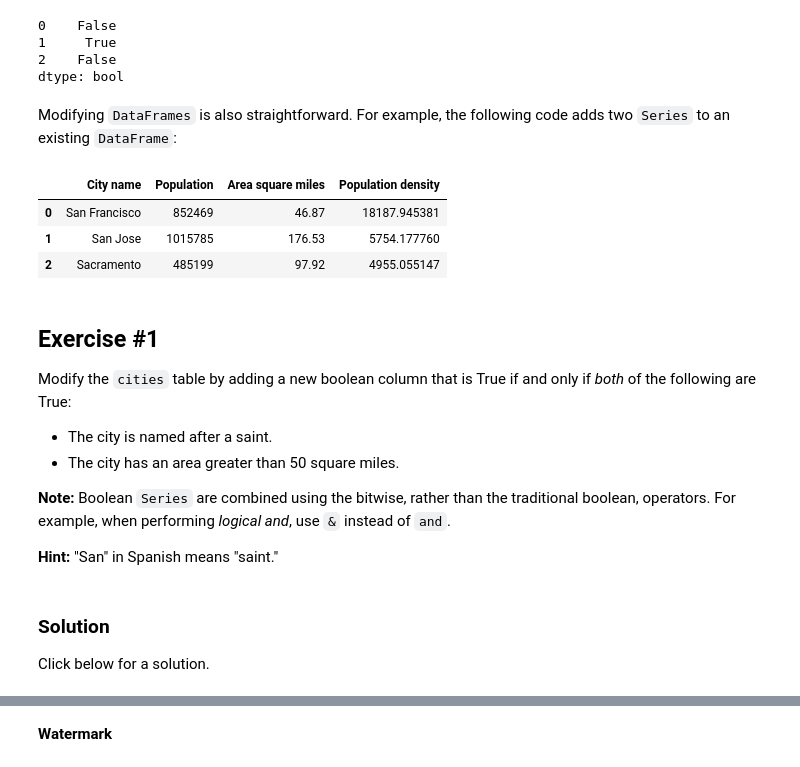
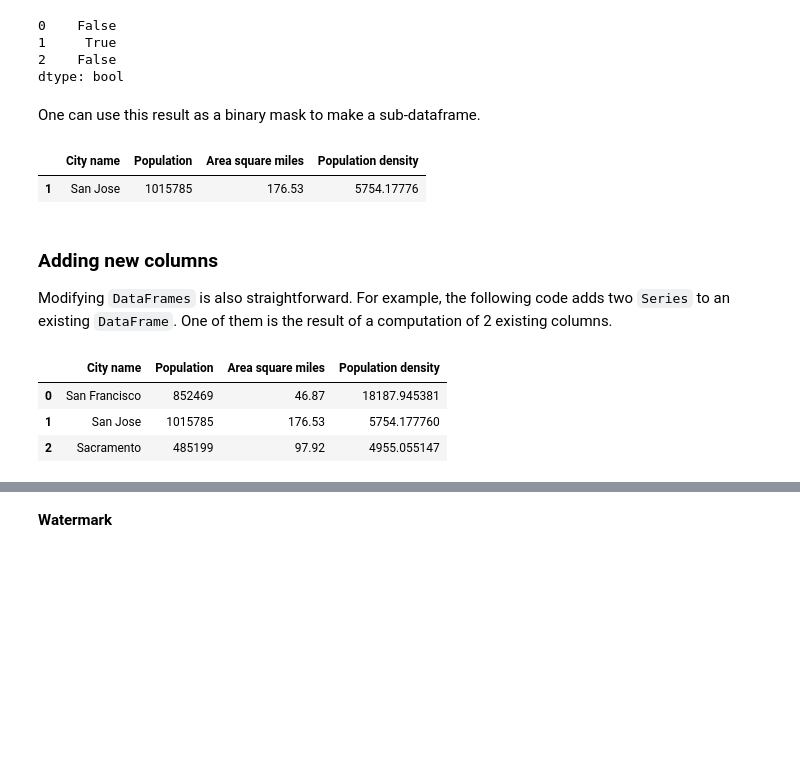
Before and after one commit to BiAPoL/PoL-BioImage-Analysis-TS-Early-Career-Track, a Jupyter notebook: docs/day2d_pandas_statistics/01_Pandas_Intro.ipynb, the cells around one changed output, grey strips where cells are left out. Cells and saved outputs as stored; diff of their text form; code cells hidden in the pictures; blank space fills up the shorter version.

```diff
--- a/docs/day2d_pandas_statistics/01_Pandas_Intro.ipynb
+++ b/docs/day2d_pandas_statistics/01_Pandas_Intro.ipynb
@@ -96,7 +60,8 @@ dtype: object
 city_names = pd.Series(['San Francisco', 'San Jose', 'Sacramento'])
 population = pd.Series([852469, 1015785, 485199])
 
-pd.DataFrame({ 'City name': city_names, 'Population': population })
+cities_dataframe = pd.DataFrame({ 'City name': city_names, 'Population': population })
+cities_dataframe
 # %% [output]
 |  | City name | Population |
 | 0 | San Francisco | 852469 |
@@ -173,13 +183,22 @@ For more complex single-column transformations, you can use `Series.apply`. Like
 
 The example below creates a new `Series` that indicates whether `population` is over one million:
 # %%
-population.apply(lambda val: val > 1000000)
+big_city = population.apply(lambda val: val > 1000000)
+big_city
 # %% [output]
 0    False
 1     True
 2    False
 dtype: bool
+# %% [markdown]
+One can use this result as a binary mask to make a sub-dataframe.
+# %%
+cities_dataframe[big_city]
+# %% [output]
+|  | City name | Population | Area square miles | Population density |
+| 1 | San Jose | 1015785 | 176.53 | 5754.17776 |
 # %% [markdown]
+### Adding new columns
 
-Modifying `DataFrames` is also straightforward. For example, the following code adds two `Series` to an existing `DataFrame`:
+Modifying `DataFrames` is also straightforward. For example, the following code adds two `Series` to an existing `DataFrame`. One of them is the result of a computation of 2 existing columns.
 # %%
@@ -191,14 +210,3 @@ cities
 | 0 | San Francisco | 852469 | 46.87 | 18187.945381 |
 | 1 | San Jose | 1015785 | 176.53 | 5754.177760 |
 | 2 | Sacramento | 485199 | 97.92 | 4955.055147 |
-# %% [markdown]
-## Exercise #1
-
-Modify the `cities` table by adding a new boolean column that is True if and only if *both* of the following are True:
-
-  * The city is named after a saint.
-  * The city has an area greater than 50 square miles.
-
-**Note:** Boolean `Series` are combined using the bitwise, rather than the traditional boolean, operators. For example, when performing *logical and*, use `&` instead of `and`.
-
-**Hint:** "San" in Spanish means "saint."
@@ -207,4 +212,0 @@ Modify the `cities` table by adding a new boolean column that is True if and onl
-# %% [markdown]
-### Solution
-
-Click below for a solution.
```
Also changed, not shown: parts of 35 cells of this notebook.
